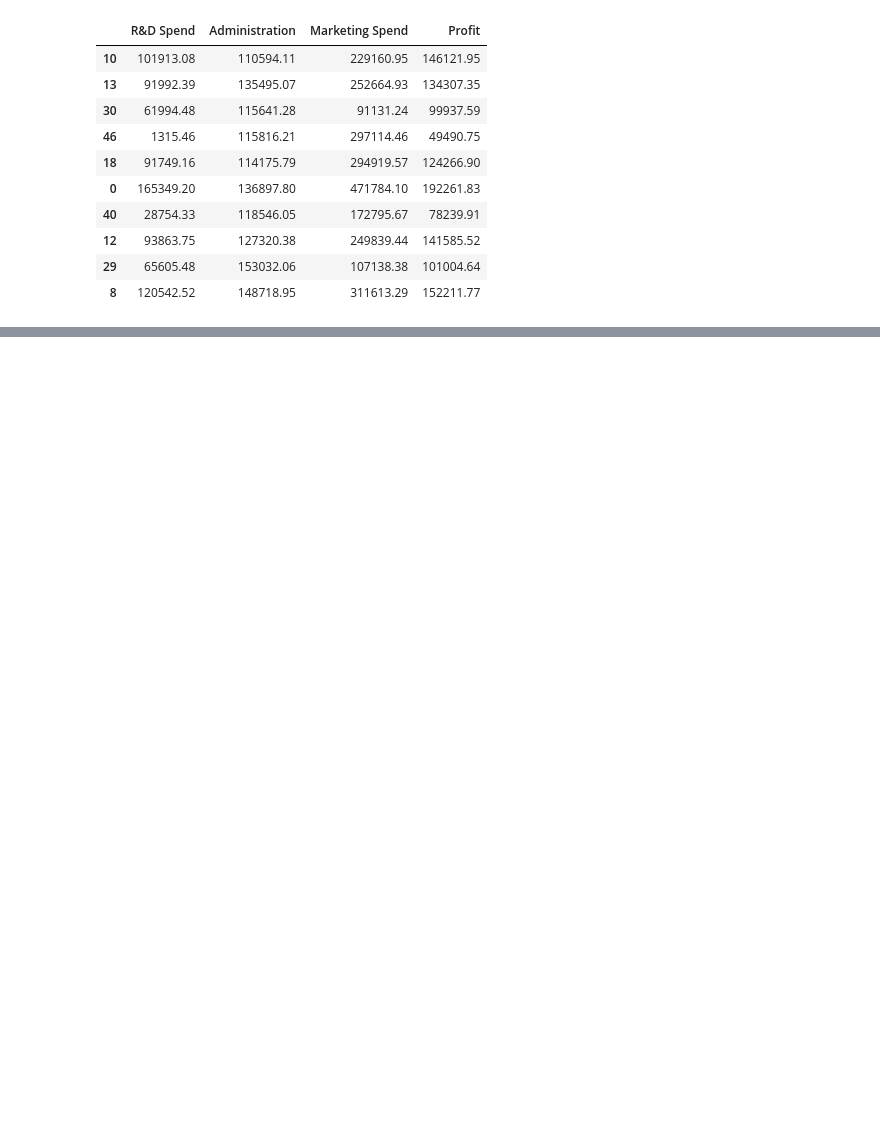
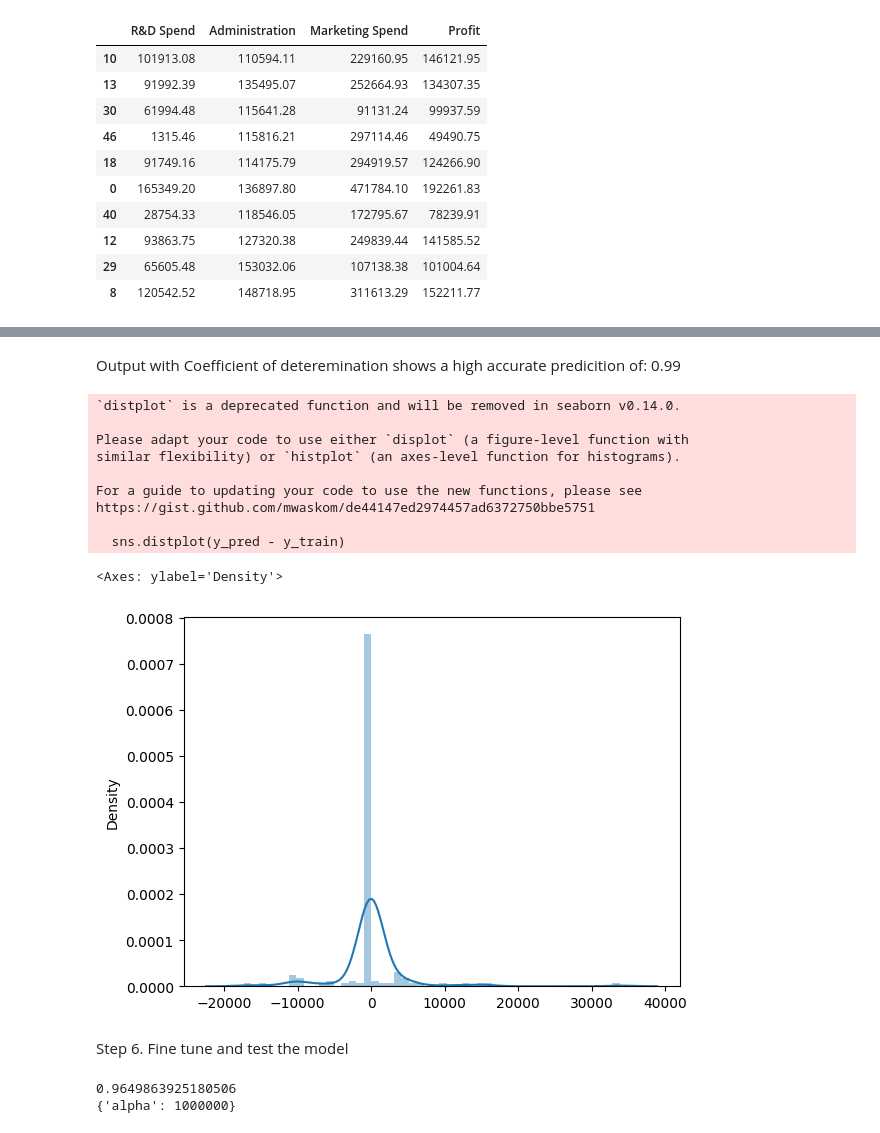
Before and after one commit to KacperBytnar/Machine_Learning_Evaluate_new_startups_profit, a Jupyter notebook: calcs/50-Startups_ML_Mandatory-Assignment.ipynb, the cells around one changed output, grey strips where cells are left out. Saved outputs shown, nothing was run; the diff lists cells and outputs as text; code cells hidden in the pictures; blank space fills up the shorter version.

Commit message:
fine tune

```diff
--- a/calcs/50-Startups_ML_Mandatory-Assignment.ipynb
+++ b/calcs/50-Startups_ML_Mandatory-Assignment.ipynb
@@ -444,0 +445,36 @@ array([[ 80330.11950733, 152589.62338653, 297301.23208644,
+# %% [markdown]
+Output with Coefficient of deteremination shows a high accurate predicition of: 0.99
+# %%
+# Display the accuracy of our model compared to the training set
+sns.distplot(y_pred - y_train)
+# %% [output]
+`distplot` is a deprecated function and will be removed in seaborn v0.14.0.
+
+Please adapt your code to use either `displot` (a figure-level function with
+similar flexibility) or `histplot` (an axes-level function for histograms).
+
+For a guide to updating your code to use the new functions, please see
+https://gist.github.com/mwaskom/de44147ed2974457ad6372750bbe5751
+
+  sns.distplot(y_pred - y_train)
+<Axes: ylabel='Density'>
+[figure, added]
+# %% [markdown]
+Step 6. Fine tune and test the model
+# %%
+from sklearn.model_selection import GridSearchCV
+
+parameters = {'alpha': [0.1, 1, 10, 100, 1000, 10000, 100000, 1000000]}
+
+grid_search = GridSearchCV(estimator = model, param_grid = parameters, scoring = 'r2', cv = 10, n_jobs = -1)
+grid_search.fit(X_train, y_train)
+
+# Fine tune and test the model
+best_accuracy = grid_search.best_score_
+best_parameters = grid_search.best_params_
+
+print(best_accuracy)
+print(best_parameters)
+# %% [output]
+0.9649863925180506
+{'alpha': 1000000}
```
Also changed, not shown: parts of 3 cells of this notebook.
